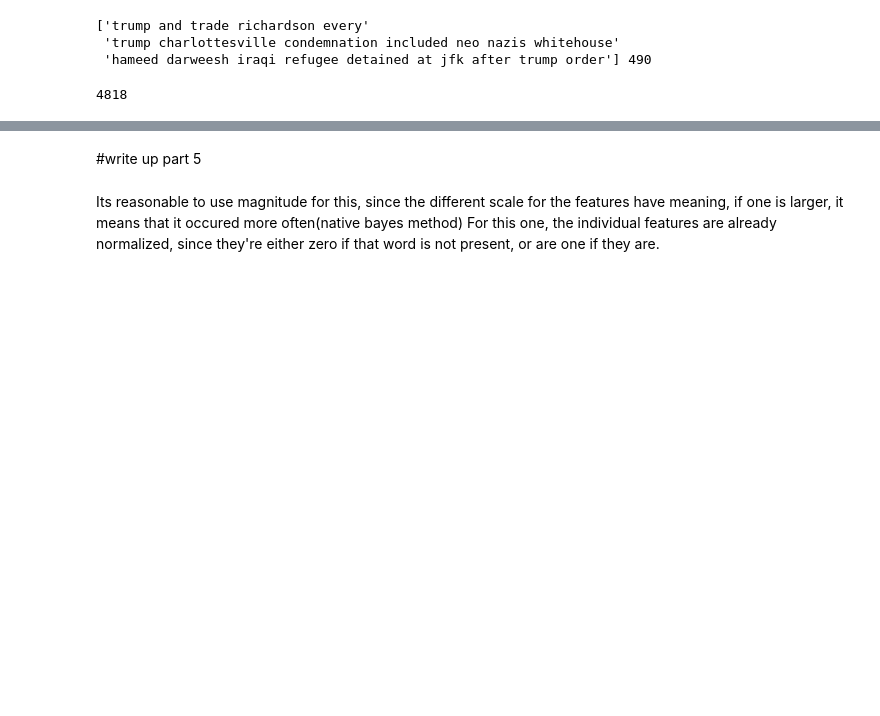
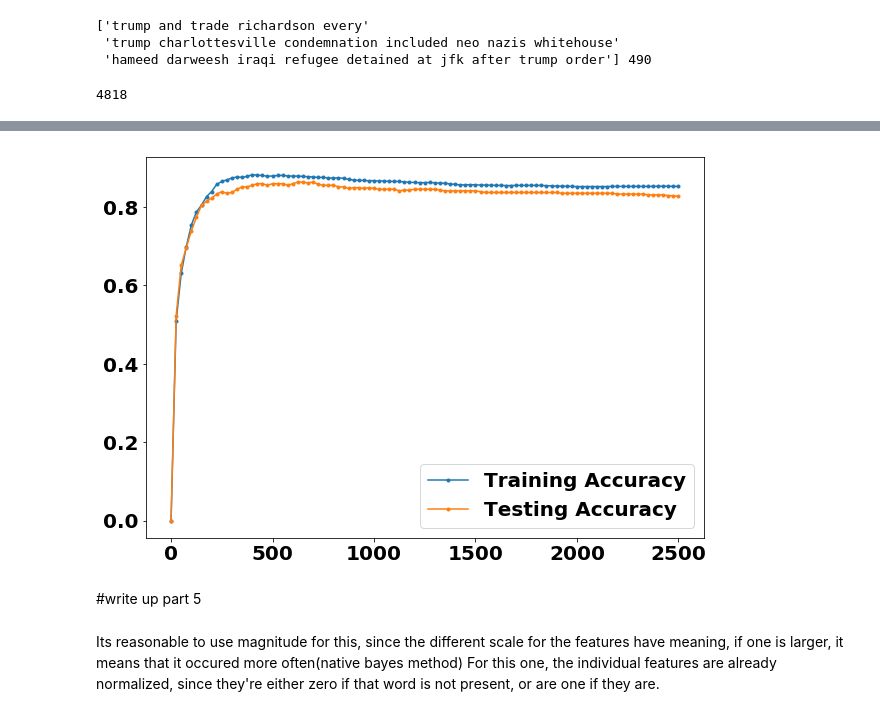
Before and after one commit to Naireen/CSC411, a Jupyter notebook: A3/LogisticRegression.ipynb, the cells around one changed output, grey strips where cells are left out. Drawn from its saved outputs; the diff is of its cells as text; code cells hidden in the pictures; blank space fills up the shorter version.

```diff
--- a/A3/LogisticRegression.ipynb
+++ b/A3/LogisticRegression.ipynb
@@ -124,16 +146,3 @@ def df(x, y, theta ,reg):
-# %%
-#assume here that x is already flattened
-def f_l1(x, y, theta, reg):
-    bias = np.ones( (1, x.shape[0])).T
-    x = np.vstack( (bias.T, x.T))
-    #print( np.sum(theta**2))
-    return np.sum((y - np.dot(theta.T, x))**2) + reg*np.sum(abs(theta))
-
-def df_l1(x, y, theta ,reg):
-    bias = np.ones( (1, x.shape[0])).T
-    x = np.vstack( (bias.T, x.T))
-    #print( np.sum(theta) )
-    return -2*np.sum((y-np.dot(theta.T, x))*x, 1) + reg
 # %%
 np.random.seed(0)
 #this is used to create the two differentn types of images, uncomment the one that you dont want
@@ -273,0 +275,6 @@ plt.show()
+# %%
+%%time
+#done with l1 regularization
+np.random.seed(0)
+theta0 = np.random.random((len(unique_keys)+1))
+theta, train_learn, valid_learn = track_grad_descent(f_l1, df_l1, train_feats, trainY, 5, theta0, 0.0005, EPS=5e-4)
@@ -274,3 +299,16 @@ plt.show()
+# %%
+iterations = np.arange(2500//25 +1)*25
+
+
+plt.figure(figsize = (10, 7))
+plt.plot(iterations, train_learn, marker = ".", label = "Training Accuracy")
+plt.plot(iterations, valid_learn, marker = ".", label = "Testing Accuracy")
+
+plt.legend()
+plt.show()
+#print(train_learn)
+# %% [output]
+[figure, added]
 # %% [markdown]
 #write up part 5
 # %%
```
Also changed, not shown: parts of 9 cells of this notebook, 1 other file.
